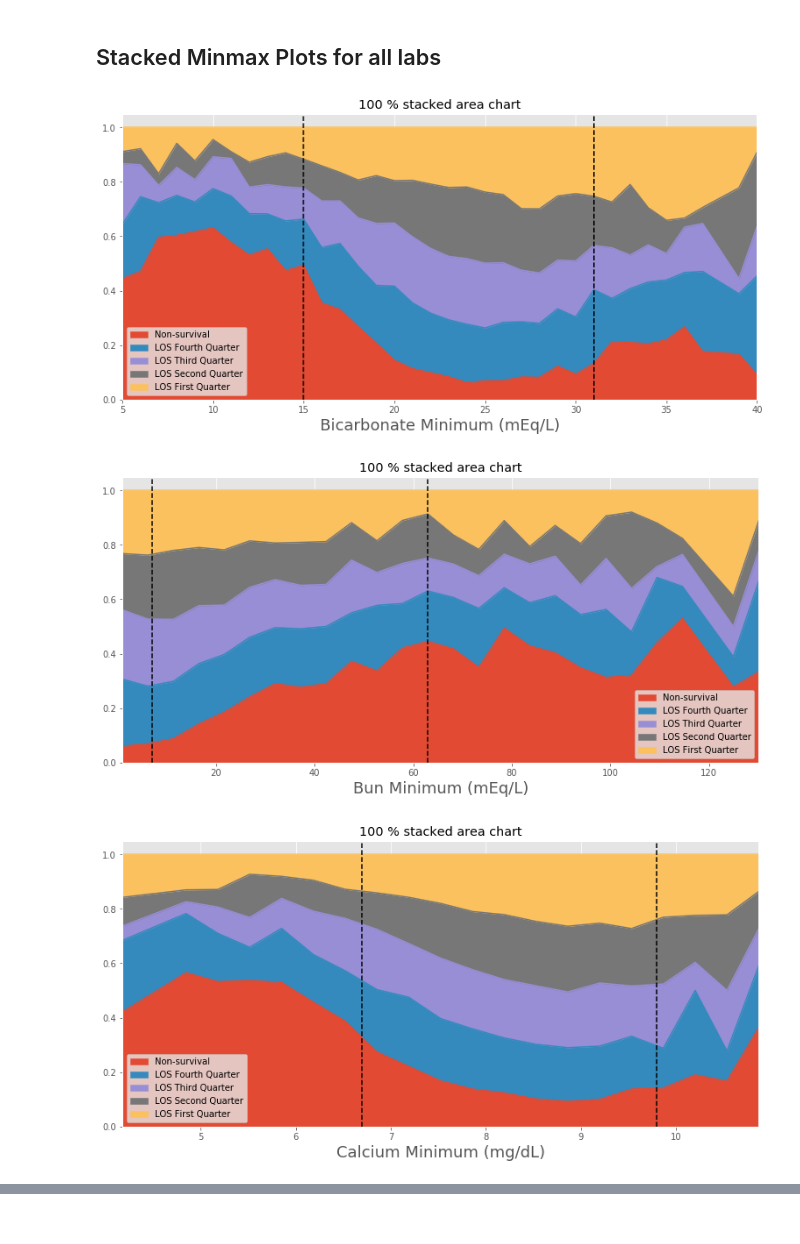
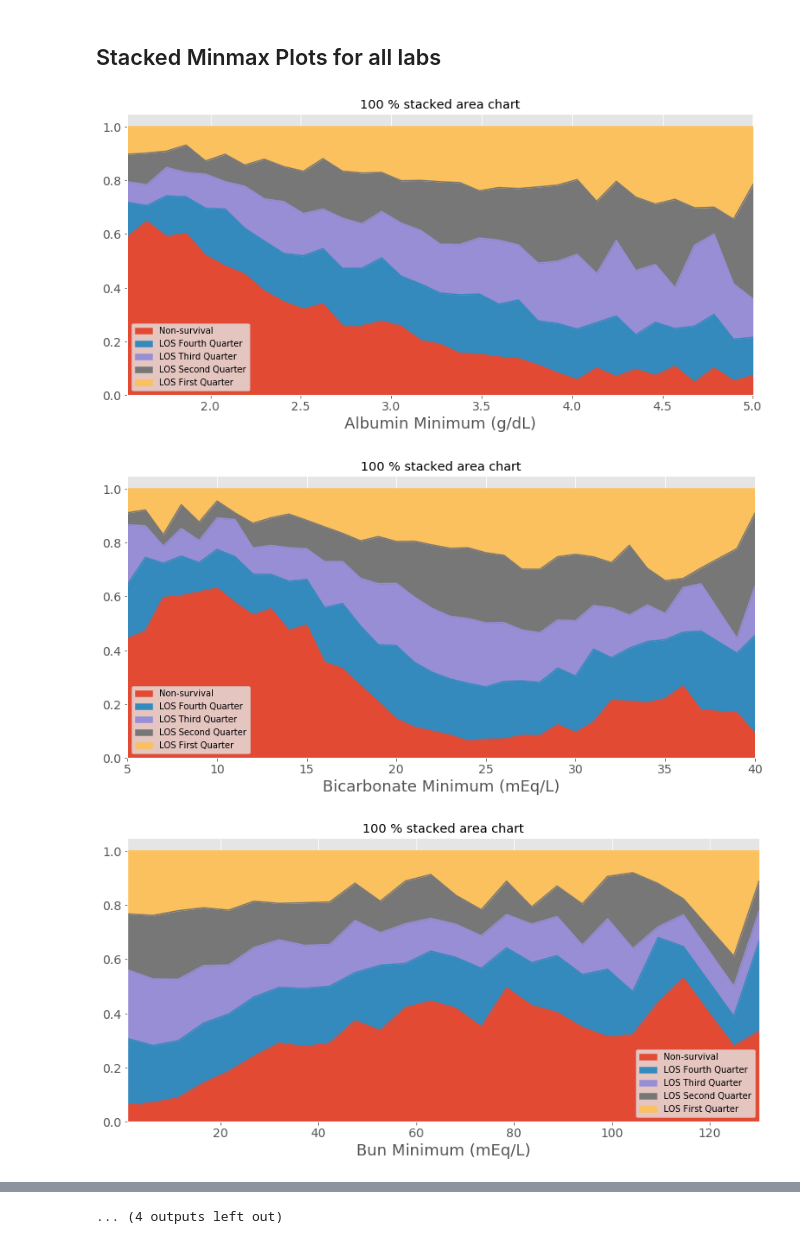
Before and after one commit to nus-mornin-lab/First_Lab, a Jupyter notebook: stacked_minmax_all.ipynb, the cells around one changed output, grey strips where cells are left out. Drawn from its saved outputs; the diff is of its cells as text; code cells hidden in the pictures.

```diff
--- a/stacked_minmax_all.ipynb
+++ b/stacked_minmax_all.ipynb
@@ -9,11 +9,13 @@ from scipy.stats import ks_2samp
 %matplotlib inline
 plt.style.use('ggplot')
 # %%
-labs = {'BICARBONATE': 'mEq/L',
+labs = {'ALBUMIN': 'g/dL',
+        'BICARBONATE': 'mEq/L',
         'BUN': 'mEq/L',
         'CALCIUM': 'mg/dL',
         'CHLORIDE': 'mEq/L',
         'CREATININE': 'mEq/L',
+        'GLUCOSE': 'mg/dL',
         'HEMOGLOBIN': 'g/dL',
         'LACTATE': 'mmol/L',
         'MAGNESIUM': 'mmol/L',
@@ -113,35 +115,34 @@ for l, u in iter(sorted(labs.iteritems())):
         if row['range'] != x_range_min[-1]:
             for i in first_quater_min.values:
                 if i >= row['range'] and i < _df_min.iloc[index+1]['range']:
                     count_1st += 1
         if row['range'] != x_range_min[-1]:
             for i in sec_quater_min.values:
                 if i >= row['range'] and i < _df_min.iloc[index+1]['range']:
                     count_2nd += 1
         if row['range'] != x_range_min[-1]:
             for i in third_quater_min.values:
                 if i >= row['range'] and i < _df_min.iloc[index+1]['range']:
                     count_3rd += 1
         if row['range'] != x_range_min[-1]:
             for i in fourth_quater_min.values:
                 if i >= row['range'] and i < _df_min.iloc[index+1]['range']:
                     count_4th += 1
 
         _df_min.set_value(index, 'Non-survival', count_non)
         _df_min.set_value(index, 'LOS Fourth Quarter', count_4th)
         _df_min.set_value(index, 'LOS Third Quarter', count_3rd)
         _df_min.set_value(index, 'LOS Second Quarter', count_2nd)
         _df_min.set_value(index, 'LOS First Quarter', count_1st)
     _df2_min = _df_min.set_index(['range'])
     _df2_min = _df2_min[(_df2_min != 0).all(1)]
     _df3_min = _df2_min.divide(_df2_min.sum(axis=1), axis=0)
     _df3_min.plot(kind='area', stacked=True, title='100 % stacked area chart', figsize=(13, 6))
+    plt.tick_params(axis='both', labelsize=14)
     fig = plt.gcf()
     ax = plt.gca()
     plt.xlabel(l[0]+l[1:].lower()+' Minimum ('+u+')', fontsize=18)
-    plt.axvline(plot_a,color='k',linestyle='--')
-    plt.axvline(plot_b,color='k',linestyle='--')
 # %% [output]
-[figure, old version]
+[figure, new version]
-[figure, old version]
+[figure, new version]
-[figure, old version]
+[figure, new version]
@@ -159,3 +158,4 @@ for l, u in iter(sorted(labs.iteritems())):
+... (4 outputs left out)
 # %%
 for l, u in iter(sorted(labs.iteritems())):
     n_nonsurv_min = data[l.lower()+'_min'][data.mort_icu==1].dropna().count()
```
Also changed, not shown: parts of 2 cells of this notebook, 1 other file.
